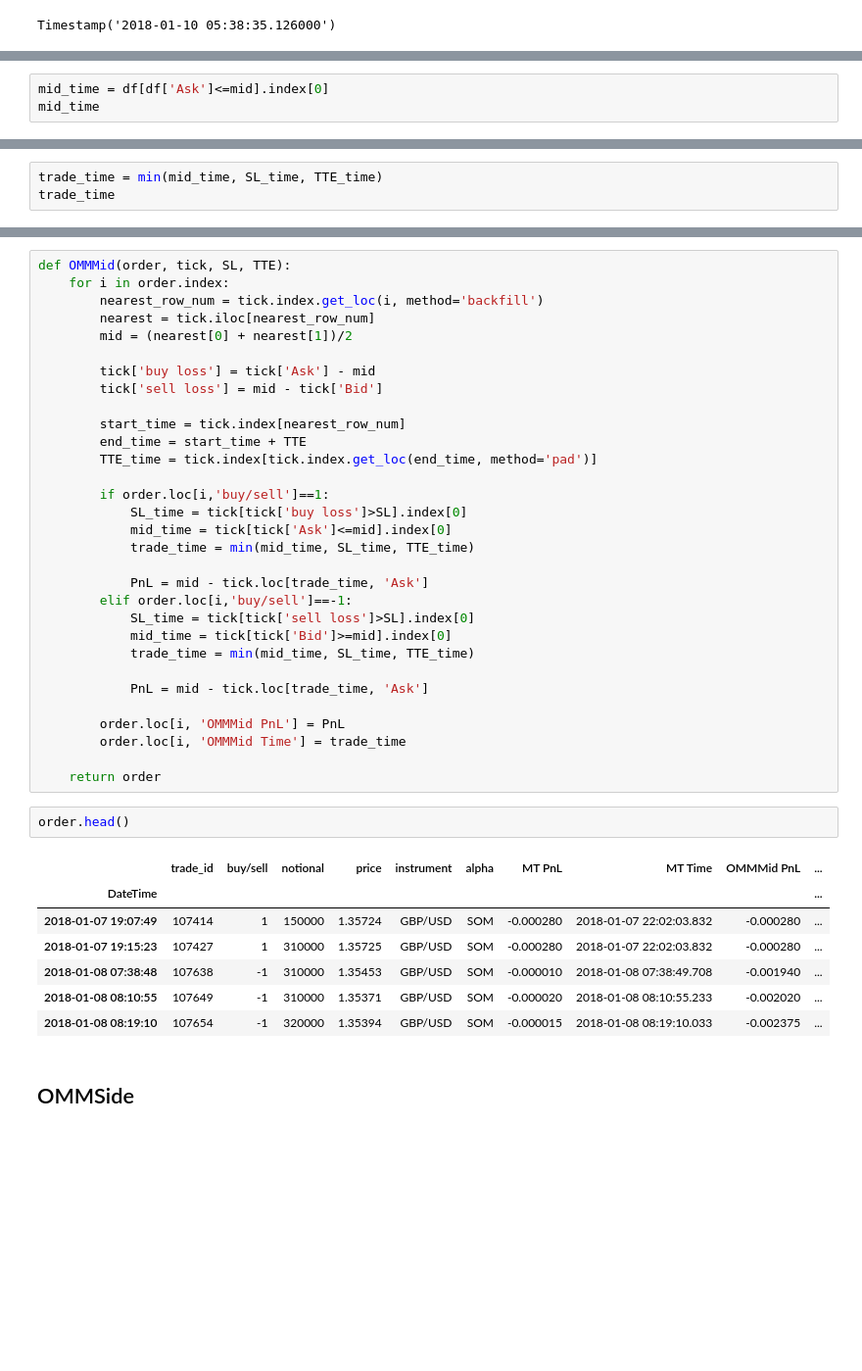
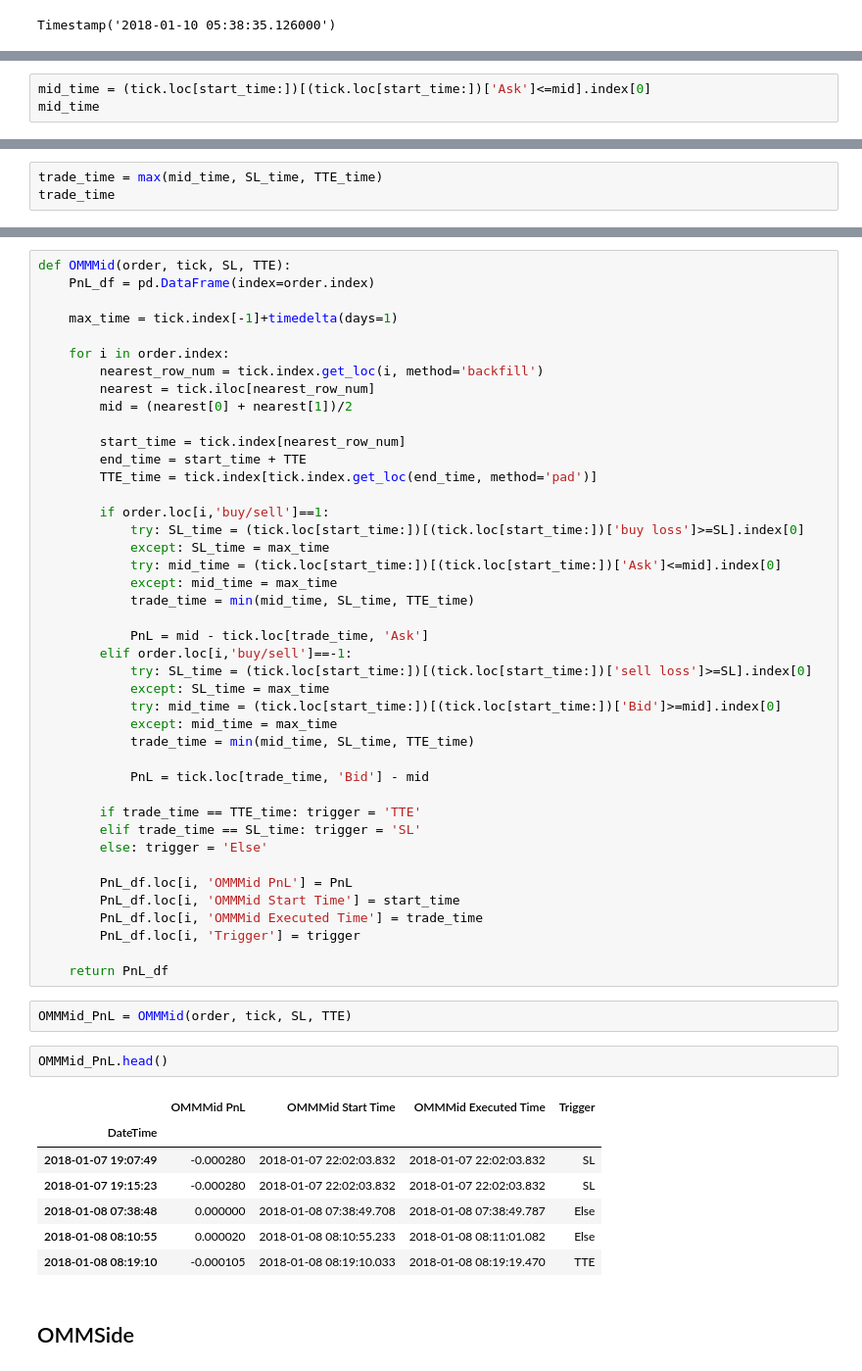
Before and after one commit to seanahmad/FRE-7251-Algo-Trading, a Jupyter notebook: week 3/Project_3.ipynb, the cells around one changed output, grey strips where cells are left out. Shown at 98% size. Drawn from its saved outputs; the diff is of its cells as text; blank space fills up the shorter version.

```diff
--- a/week 3/Project_3.ipynb
+++ b/week 3/Project_3.ipynb
@@ -181,4 +199,4 @@ df.head()
 # %%
-mid_time = df[df['Ask']<=mid].index[0]
+mid_time = (tick.loc[start_time:])[(tick.loc[start_time:])['Ask']<=mid].index[0]
 mid_time
 # %% [output]
@@ -186,4 +211,4 @@ Timestamp('2018-01-10 05:38:25.153000')
 # %%
-trade_time = min(mid_time, SL_time, TTE_time)
+trade_time = max(mid_time, SL_time, TTE_time)
 trade_time
 # %% [output]
@@ -196,44 +221,57 @@ PnL
 # %%
 def OMMMid(order, tick, SL, TTE):
+    PnL_df = pd.DataFrame(index=order.index)
+
+    max_time = tick.index[-1]+timedelta(days=1)
+
     for i in order.index:
         nearest_row_num = tick.index.get_loc(i, method='backfill')
         nearest = tick.iloc[nearest_row_num]
         mid = (nearest[0] + nearest[1])/2
-
-        tick['buy loss'] = tick['Ask'] - mid
-        tick['sell loss'] = mid - tick['Bid']
 
         start_time = tick.index[nearest_row_num]
         end_time = start_time + TTE
         TTE_time = tick.index[tick.index.get_loc(end_time, method='pad')]
 
         if order.loc[i,'buy/sell']==1:
-            SL_time = tick[tick['buy loss']>SL].index[0]
-            mid_time = tick[tick['Ask']<=mid].index[0]
+            try: SL_time = (tick.loc[start_time:])[(tick.loc[start_time:])['buy loss']>=SL].index[0]
+            except: SL_time = max_time
+            try: mid_time = (tick.loc[start_time:])[(tick.loc[start_time:])['Ask']<=mid].index[0]
+            except: mid_time = max_time
             trade_time = min(mid_time, SL_time, TTE_time)
 
             PnL = mid - tick.loc[trade_time, 'Ask']
         elif order.loc[i,'buy/sell']==-1:
-            SL_time = tick[tick['sell loss']>SL].index[0]
-            mid_time = tick[tick['Bid']>=mid].index[0]
+            try: SL_time = (tick.loc[start_time:])[(tick.loc[start_time:])['sell loss']>=SL].index[0]
+            except: SL_time = max_time
+            try: mid_time = (tick.loc[start_time:])[(tick.loc[start_time:])['Bid']>=mid].index[0]
+            except: mid_time = max_time
             trade_time = min(mid_time, SL_time, TTE_time)
 
-            PnL = mid - tick.loc[trade_time, 'Ask']
+            PnL = tick.loc[trade_time, 'Bid'] - mid
 
-        order.loc[i, 'OMMMid PnL'] = PnL
-        order.loc[i, 'OMMMid Time'] = trade_time
+        if trade_time == TTE_time: trigger = 'TTE'
+        elif trade_time == SL_time: trigger = 'SL'
+        else: trigger = 'Else'
 
-    return order
+        PnL_df.loc[i, 'OMMMid PnL'] = PnL
+        PnL_df.loc[i, 'OMMMid Start Time'] = start_time
+        PnL_df.loc[i, 'OMMMid Executed Time'] = trade_time
+        PnL_df.loc[i, 'Trigger'] = trigger
+
+    return PnL_df
+# %%
+OMMMid_PnL = OMMMid(order, tick, SL, TTE)
 # %%
-order.head()
+OMMMid_PnL.head()
 # %% [output]
-|  | trade_id | buy/sell | notional | price | instrument | alpha | MT PnL | MT Time | OMMMid PnL | ... |
-| DateTime |  |  |  |  |  |  |  |  |  | ... |
-| 2018-01-07 19:07:49 | 107414 | 1 | 150000 | 1.35724 | GBP/USD | SOM | -0.000280 | 2018-01-07 22:02:03.832 | -0.000280 | ... |
-| 2018-01-07 19:15:23 | 107427 | 1 | 310000 | 1.35725 | GBP/USD | SOM | -0.000280 | 2018-01-07 22:02:03.832 | -0.000280 | ... |
-| 2018-01-08 07:38:48 | 107638 | -1 | 310000 | 1.35453 | GBP/USD | SOM | -0.000010 | 2018-01-08 07:38:49.708 | -0.001940 | ... |
-| 2018-01-08 08:10:55 | 107649 | -1 | 310000 | 1.35371 | GBP/USD | SOM | -0.000020 | 2018-01-08 08:10:55.233 | -0.002020 | ... |
-| 2018-01-08 08:19:10 | 107654 | -1 | 320000 | 1.35394 | GBP/USD | SOM | -0.000015 | 2018-01-08 08:19:10.033 | -0.002375 | ... |
+|  | OMMMid PnL | OMMMid Start Time | OMMMid Executed Time | Trigger |
+| DateTime |  |  |  |  |
+| 2018-01-07 19:07:49 | -0.000280 | 2018-01-07 22:02:03.832 | 2018-01-07 22:02:03.832 | SL |
+| 2018-01-07 19:15:23 | -0.000280 | 2018-01-07 22:02:03.832 | 2018-01-07 22:02:03.832 | SL |
+| 2018-01-08 07:38:48 | 0.000000 | 2018-01-08 07:38:49.708 | 2018-01-08 07:38:49.787 | Else |
+| 2018-01-08 08:10:55 | 0.000020 | 2018-01-08 08:10:55.233 | 2018-01-08 08:11:01.082 | Else |
+| 2018-01-08 08:19:10 | -0.000105 | 2018-01-08 08:19:10.033 | 2018-01-08 08:19:19.470 | TTE |
 # %% [markdown]
 ## OMMSide
 # %%
```
Also changed, not shown: parts of 28 cells of this notebook.
